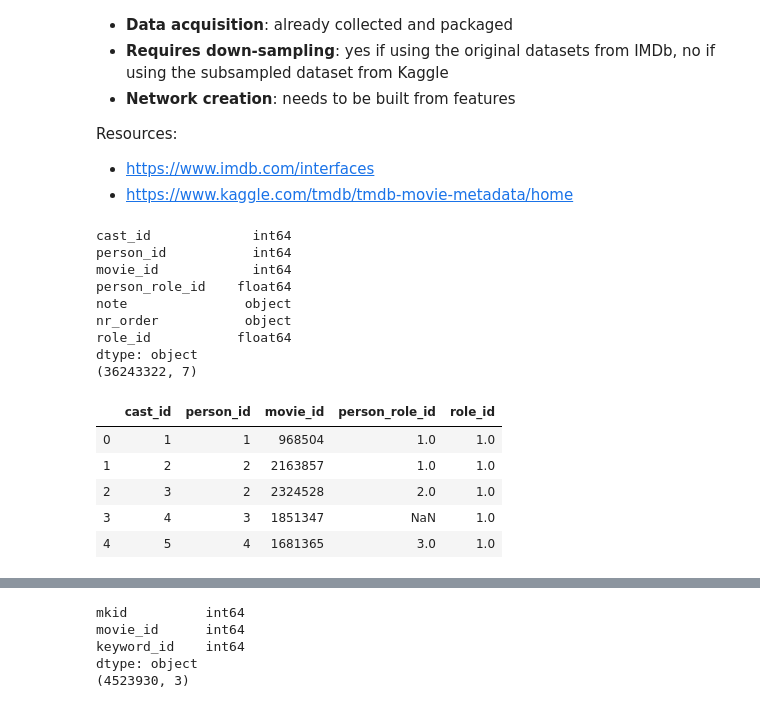
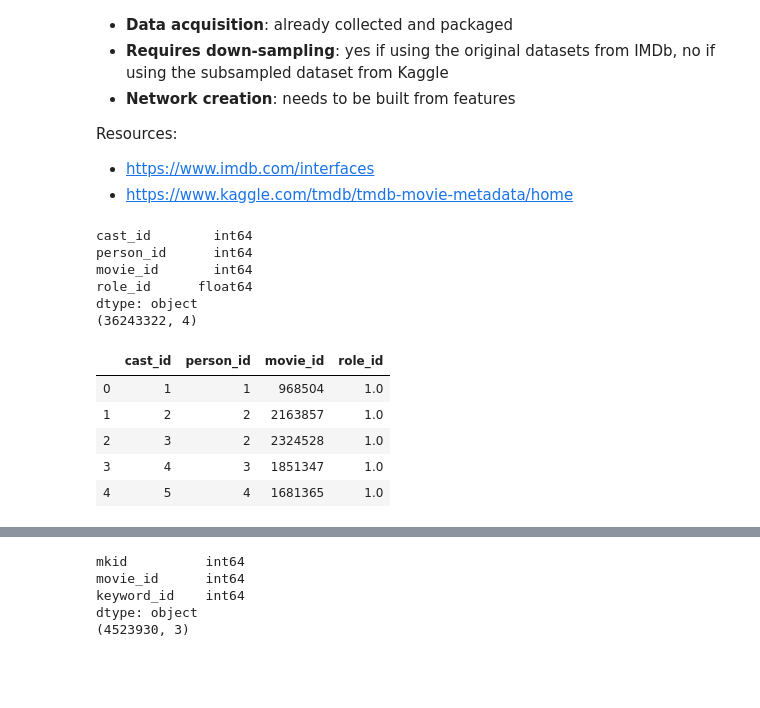
Before and after one commit to Movinder/movielens-imdb-exploration, a Jupyter notebook: data_analysis.ipynb, the cells around one changed output, grey strips where cells are left out. Cells and saved outputs as stored; diff of their text form; code cells hidden in the pictures; blank space fills up the shorter version.

```diff
--- a/data_analysis.ipynb
+++ b/data_analysis.ipynb
@@ -213,26 +241,24 @@ Resources:
 # %%
 column_cast = ["cast_id", "person_id", "movie_id", "person_role_id", "note", "nr_order", "role_id"]
 
 df_cast = pd.read_csv('data/cast_info.csv', delimiter=',', names=column_cast, encoding = "ISO-8859-1", low_memory=False)
 df_cast['role_id'] = pd.to_numeric(df_cast['role_id'], errors='coerce')
+df_cast = df_cast.drop(columns=["note", "nr_order", "person_role_id"])
+
 print(df_cast.dtypes)
 print(df_cast.shape)
-df_cast = df_cast.drop(columns=["note", "nr_order"])
 df_cast.head()
 # %% [output]
-cast_id             int64
-person_id           int64
-movie_id            int64
-person_role_id    float64
-note               object
-nr_order           object
-role_id           float64
+cast_id        int64
+person_id      int64
+movie_id       int64
+role_id      float64
 dtype: object
-(36243322, 7)
+(36243322, 4)
-|  | cast_id | person_id | movie_id | person_role_id | role_id |
-| 0 | 1 | 1 | 968504 | 1.0 | 1.0 |
-| 1 | 2 | 2 | 2163857 | 1.0 | 1.0 |
-| 2 | 3 | 2 | 2324528 | 2.0 | 1.0 |
-| 3 | 4 | 3 | 1851347 | NaN | 1.0 |
-| 4 | 5 | 4 | 1681365 | 3.0 | 1.0 |
+|  | cast_id | person_id | movie_id | role_id |
+| 0 | 1 | 1 | 968504 | 1.0 |
+| 1 | 2 | 2 | 2163857 | 1.0 |
+| 2 | 3 | 2 | 2324528 | 1.0 |
+| 3 | 4 | 3 | 1851347 | 1.0 |
+| 4 | 5 | 4 | 1681365 | 1.0 |
 # %%
```
Also changed, not shown: parts of 29 cells of this notebook, 7 other files.
